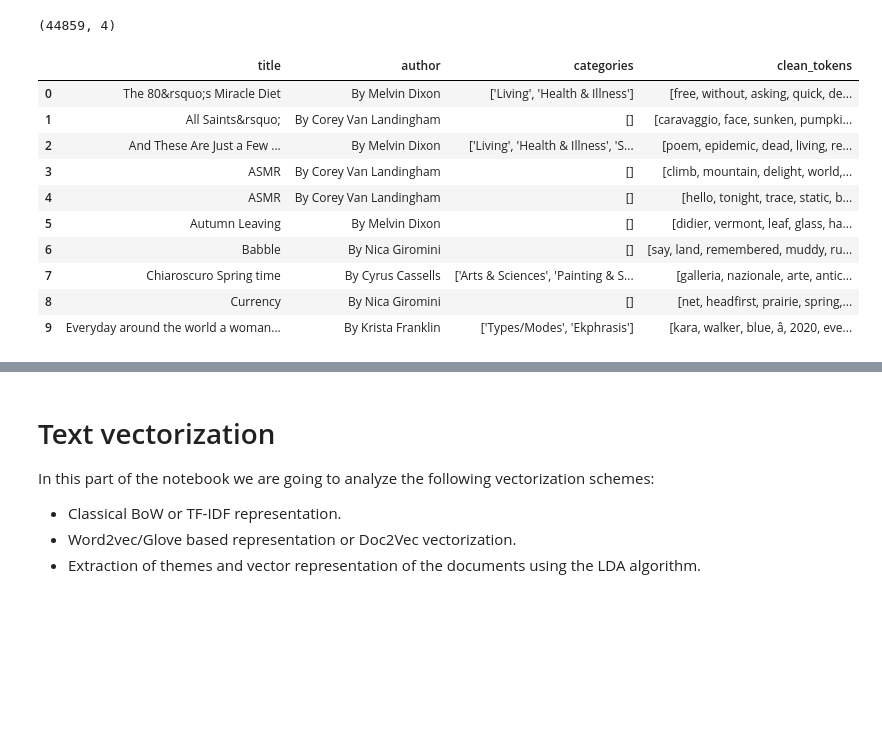
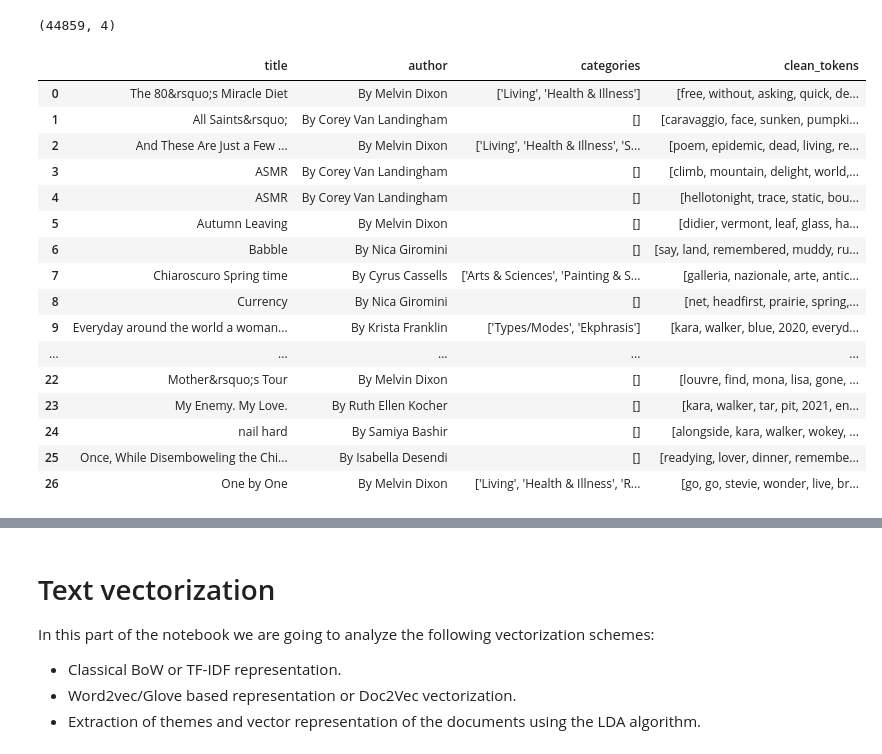
Before and after one commit to danitoribio/NLP-classification-poems, a Jupyter notebook: final_project.ipynb, the cells around one changed output, grey strips where cells are left out. Drawn from its saved outputs; the diff is of its cells as text; code cells hidden in the pictures; blank space fills up the shorter version.

```diff
--- a/final_project.ipynb
+++ b/final_project.ipynb
@@ -339,9 +363,6 @@ wnl = WordNetLemmatizer()
 
 
 def prepare_data(text, tool='lemmatize'):
-
-    # Decode HTML entities
-    text = html.unescape(text)
 
     # Wrangle text
     text = wrangle_text(text)
@@ -405,19 +426,25 @@ print(df.shape)
 # %%
 df2.to_csv('data_poems_preprocessed.csv', encoding='latin-1',errors='ignore', index=False) # CAREFUL, you can overwrite your previous dataset, UPDATE the name when used
 # %%
-df2.head(10)
+df2.head(27)
 # %% [output]
 |  | title | author | categories | clean_tokens |
 | 0 | The 80&rsquo;s Miracle Diet | By Melvin Dixon | ['Living', 'Health & Illness'] | [free, without, asking, quick, de... |
 | 1 | All Saints&rsquo; | By Corey Van Landingham | [] | [caravaggio, face, sunken, pumpki... |
 | 2 | And These Are Just a Few ... | By Melvin Dixon | ['Living', 'Health & Illness', 'S... | [poem, epidemic, dead, living, re... |
 | 3 | ASMR | By Corey Van Landingham | [] | [climb, mountain, delight, world,... |
-| 4 | ASMR | By Corey Van Landingham | [] | [hello, tonight, trace, static, b... |
+| 4 | ASMR | By Corey Van Landingham | [] | [hellotonight, trace, static, bou... |
 | 5 | Autumn Leaving | By Melvin Dixon | [] | [didier, vermont, leaf, glass, ha... |
 | 6 | Babble | By Nica Giromini | [] | [say, land, remembered, muddy, ru... |
 | 7 | Chiaroscuro Spring time | By Cyrus Cassells | ['Arts & Sciences', 'Painting & S... | [galleria, nazionale, arte, antic... |
 | 8 | Currency | By Nica Giromini | [] | [net, headfirst, prairie, spring,... |
-| 9 | Everyday around the world a woman... | By Krista Franklin | ['Types/Modes', 'Ekphrasis'] | [kara, walker, blue, â, 2020, eve... |
+| 9 | Everyday around the world a woman... | By Krista Franklin | ['Types/Modes', 'Ekphrasis'] | [kara, walker, blue, 2020, everyd... |
+| ... | ... | ... | ... | ... |
+| 22 | Mother&rsquo;s Tour | By Melvin Dixon | [] | [louvre, find, mona, lisa, gone, ... |
+| 23 | My Enemy. My Love. | By Ruth Ellen Kocher | [] | [kara, walker, tar, pit, 2021, en... |
+| 24 | nail hard | By Samiya Bashir | [] | [alongside, kara, walker, wokey, ... |
+| 25 | Once, While Disemboweling the Chi... | By Isabella Desendi | [] | [readying, lover, dinner, remembe... |
+| 26 | One by One | By Melvin Dixon | ['Living', 'Health & Illness', 'R... | [go, go, stevie, wonder, live, br... |
 # %%
 del df2
 del df
```
Also changed, not shown: parts of 19 cells of this notebook.
